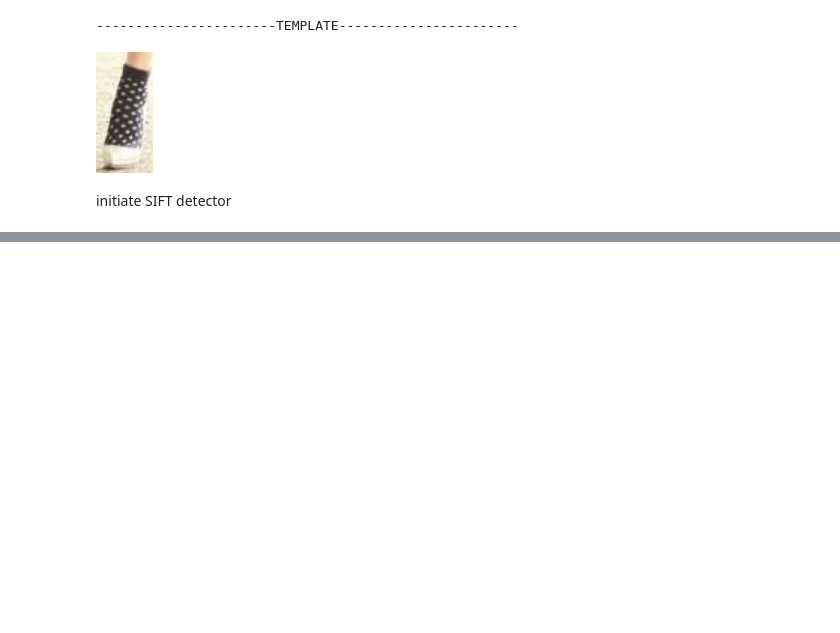
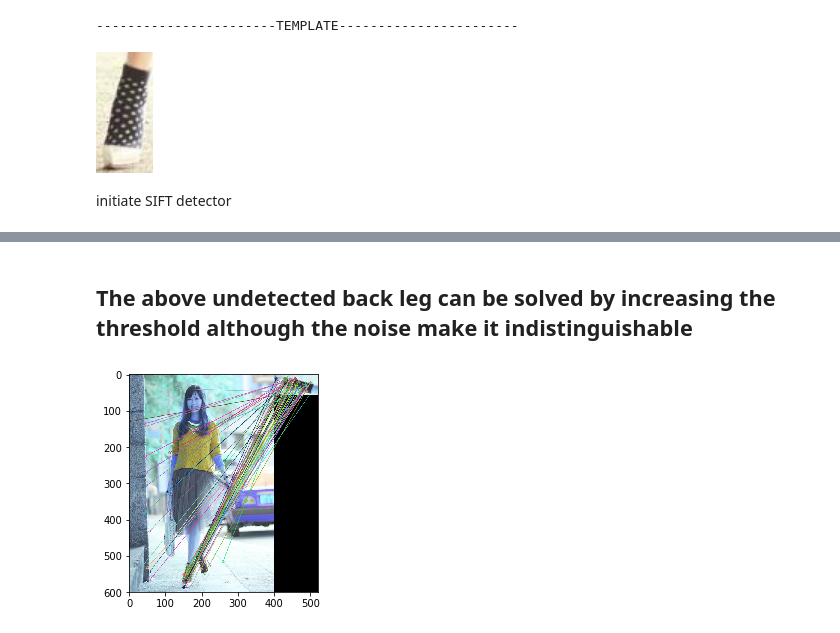
Before and after one commit to zszazi/OpenCV-Template-matching-and-SIFT, a Jupyter notebook: SIFT_feature_matching.ipynb, the cells around one changed output, grey strips where cells are left out. Saved outputs shown, nothing was run; the diff lists cells and outputs as text; code cells hidden in the pictures; blank space fills up the shorter version.

```diff
--- a/SIFT_feature_matching.ipynb
+++ b/SIFT_feature_matching.ipynb
@@ -77,0 +140,13 @@ cv2_imshow(img3)
+# %% [markdown]
+## The above undetected back leg can be solved by increasing the threshold although the noise make it indistinguishable
+# %%
+good1 = []
+for m,n in matches:
+    if m.distance < 0.8*n.distance:
+        good1.append([m])
+# %%
+res3 = cv2.drawMatchesKnn(img,kp1,template_rotate,kp2,good1,None,flags=2)
+plt.imshow(res3)
+plt.show()
+# %% [output]
+[figure, added]
```
Also changed, not shown: parts of 19 cells of this notebook.
